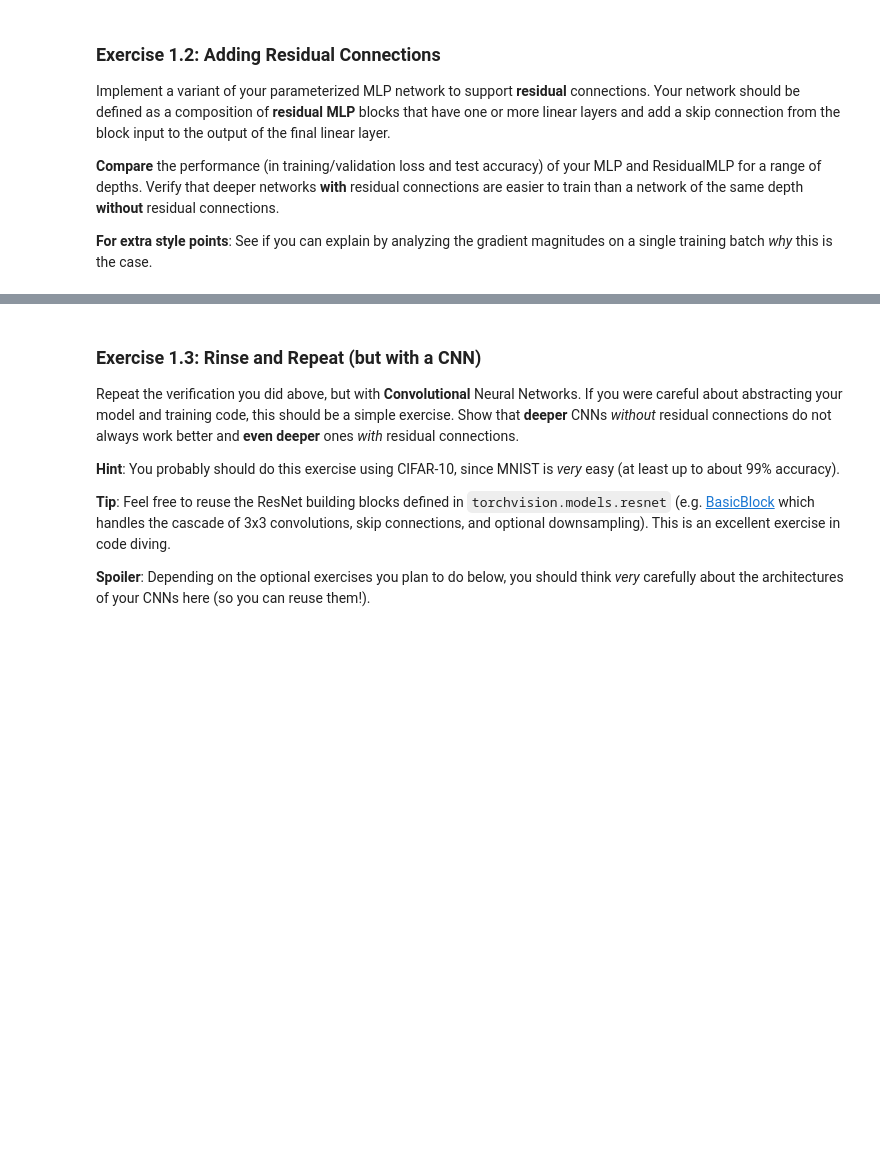
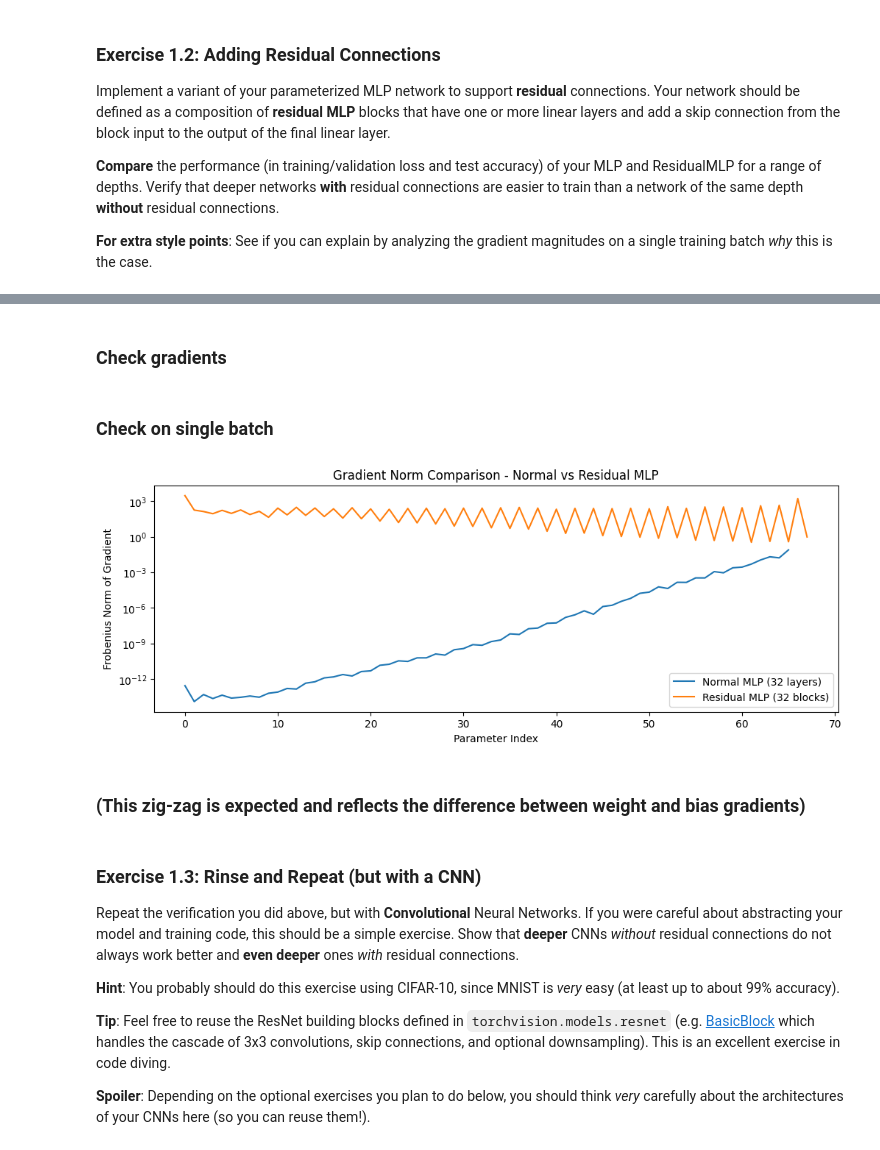
Before and after one commit to fbizza/deep-learning-applications, a Jupyter notebook: lab_1/lab_1.ipynb, the cells around one changed output, grey strips where cells are left out. Saved outputs shown, nothing was run; the diff lists cells and outputs as text; code cells hidden in the pictures; blank space fills up the shorter version.

```diff
--- a/lab_1/lab_1.ipynb
+++ b/lab_1/lab_1.ipynb
@@ -207,0 +420,2 @@ Implement a variant of your parameterized MLP network to support **residual** co
+# %% [markdown]
+### Check gradients
@@ -208,3 +432,54 @@ Implement a variant of your parameterized MLP network to support **residual** co
+# %% [markdown]
+### Check on single batch
+# %%
+train_loader = torch.utils.data.DataLoader(ds_train, batch_size=128, shuffle=True)
+x_batch, y_batch = next(iter(train_loader))
+x_batch, y_batch = x_batch.to(device), y_batch.to(device)
+
+criterion = nn.CrossEntropyLoss()
+
+mlp_model = MLP(
+    input_size=28*28,
+    hidden_layer_sizes=[16]*32,
+    num_classes=10,
+    activation_class=nn.ReLU
+).to(device)
+
+residual_model = ResidualMLP(
+    input_size=28*28,
+    hidden_size=16,
+    num_blocks=32,
+    num_layers_per_block=1,
+    num_classes=10,
+    activation_class=nn.ReLU
+).to(device)
+# %%
+mlp_model.zero_grad()
+output = mlp_model(x_batch)
+loss = criterion(output, y_batch)
+loss.backward()
+mlp_grad_norms = get_grad_norms(mlp_model)
+
+
+residual_model.zero_grad()
+output = residual_model(x_batch)
+loss = criterion(output, y_batch)
+loss.backward()
+res_grad_norms = get_grad_norms(residual_model)
+# %%
+plt.figure(figsize=(12, 4))
+plt.plot(mlp_grad_norms)
+plt.plot(res_grad_norms)
+plt.xlabel('Parameter Index')
+plt.ylabel('Frobenius Norm of Gradient')
+plt.yscale('log')
+plt.legend(['Normal MLP (32 layers)', 'Residual MLP (32 blocks)'])
+plt.title('Gradient Norm Comparison - Normal vs Residual MLP')
+plt.show()
+# %% [output]
+[figure, added]
+# %% [markdown]
+### (This zig-zag is expected and reflects the difference between weight and bias gradients)
 # %% [markdown]
 ### Exercise 1.3: Rinse and Repeat (but with a CNN)
 
```
Also changed, not shown: parts of 10 cells of this notebook.
